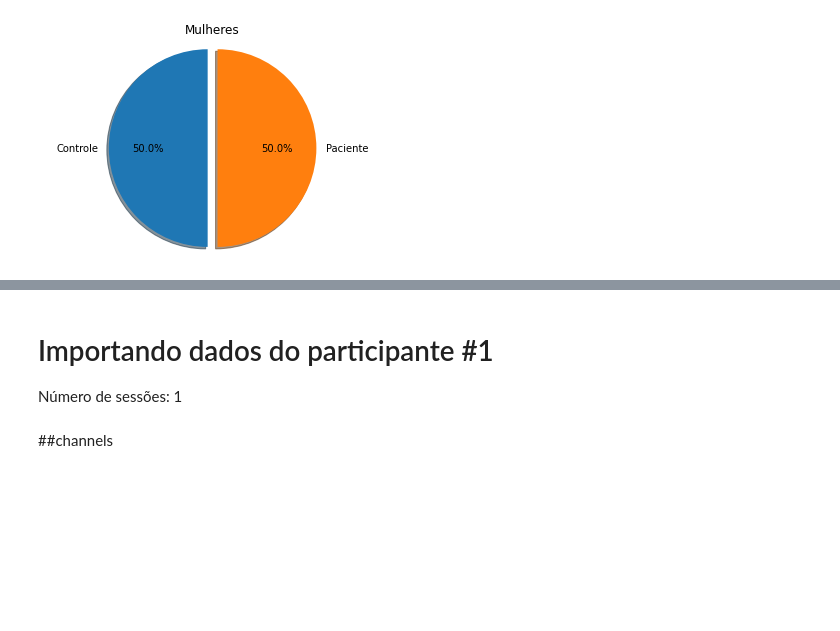
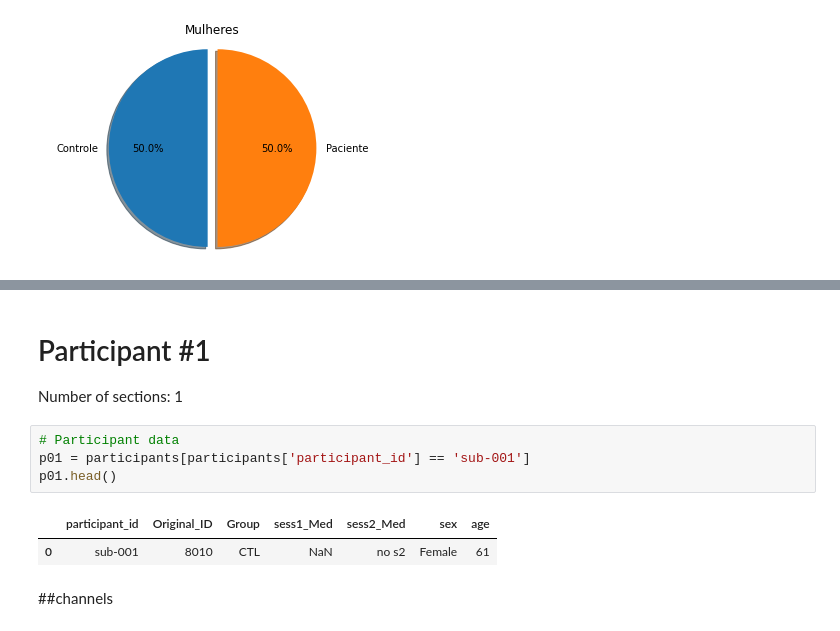
Before and after one commit to OptionalLanguor/datasci4health, a Jupyter notebook: notebooks/Entrega_02.ipynb, the cells around one changed output, grey strips where cells are left out. Cells and saved outputs as stored; diff of their text form; blank space fills up the shorter version.

```diff
--- a/notebooks/Entrega_02.ipynb
+++ b/notebooks/Entrega_02.ipynb
@@ -140,7 +138,14 @@ axs[1].hist(males['age'], bins='auto')
 [figure]
-# %% [markdown]
-# Importando dados do participante #1
-Número de sessões: 1
+# %% [markdown]
+# Participant #1
+Number of sections: 1
+# %%
+# Participant data
+p01 = participants[participants['participant_id'] == 'sub-001']
+p01.head()
+# %% [output]
+|  | participant_id | Original_ID | Group | sess1_Med | sess2_Med | sex | age |
+| 0 | sub-001 | 8010 | CTL | NaN | no s2 | Female | 61 |
 # %% [markdown]
 ##channels
 # %%
```
Also changed, not shown: parts of 169 cells of this notebook.
